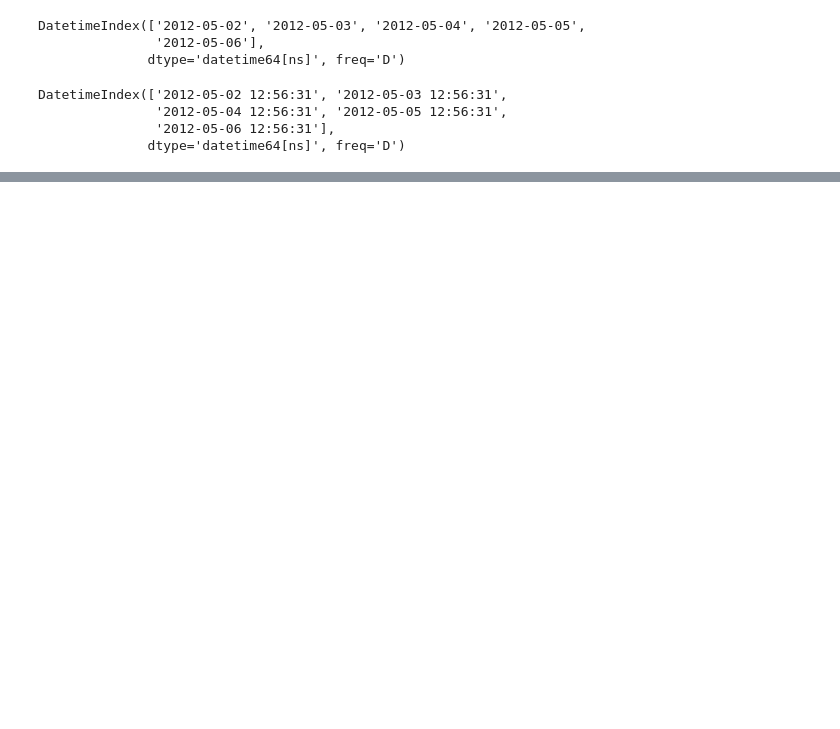
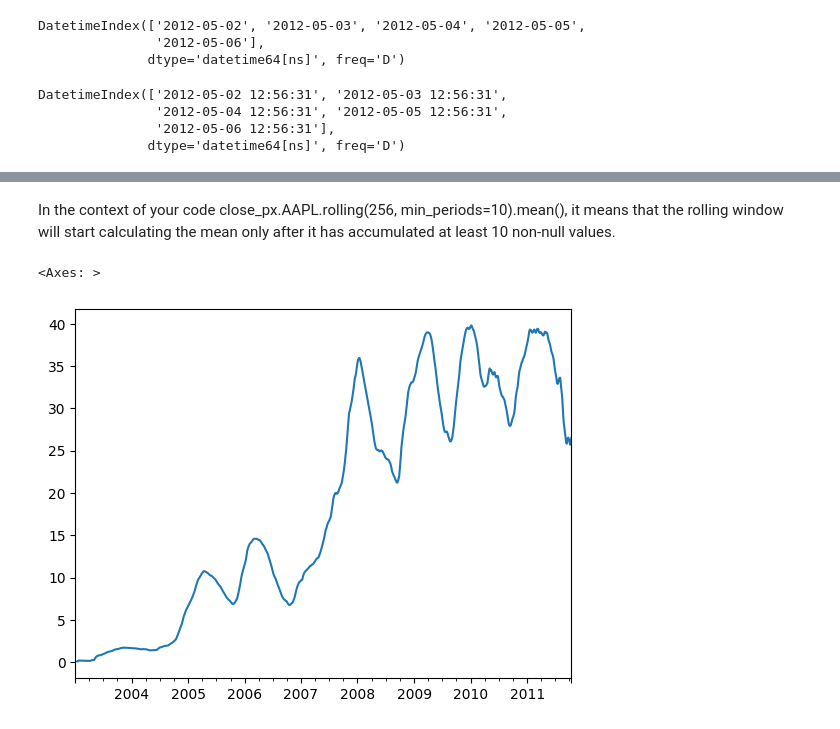
Before and after one commit to SaurVer/My_python_journey, a Jupyter notebook: Assignment_1/Python for Data Analysis by Wes mikkney/Chapter11: Time Series.ipynb, the cells around one changed output, grey strips where cells are left out. Saved outputs shown, nothing was run; the diff lists cells and outputs as text; code cells hidden in the pictures; blank space fills up the shorter version.

```diff
--- a/Assignment_1/Python for Data Analysis by Wes mikkney/Chapter11: Time Series.ipynb
+++ b/Assignment_1/Python for Data Analysis by Wes mikkney/Chapter11: Time Series.ipynb
@@ -472,0 +1498,7 @@ DatetimeIndex(['2012-05-02 12:56:31', '2012-05-03 12:56:31',
+# %% [markdown]
+In the context of your code close_px.AAPL.rolling(256, min_periods=10).mean(), it means that the rolling window will start calculating the mean only after it has accumulated at least 10 non-null values.
+# %%
+close_px.AAPL.rolling(256, min_periods=10).std().plot()
+# %% [output]
+<Axes: >
+[figure, added]
```
Also changed, not shown: parts of 154 cells of this notebook.
